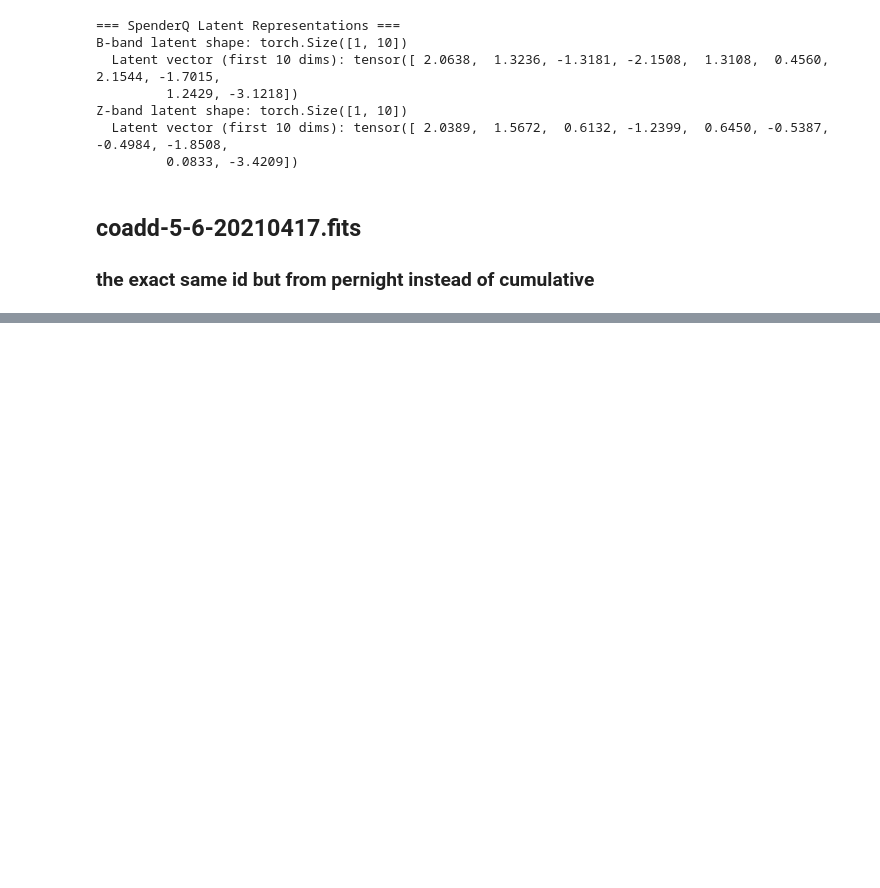
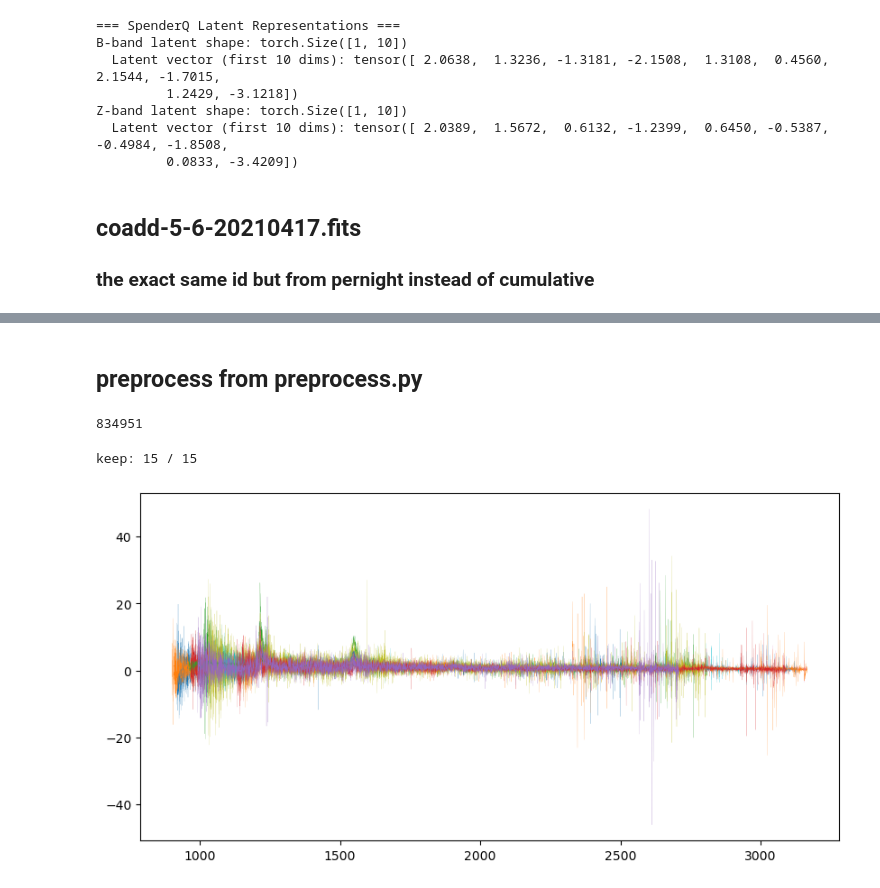
Before and after one commit to galactic-ai/quassiQ, a Jupyter notebook: src/testrun/run_spenderq.ipynb, the cells around one changed output, grey strips where cells are left out. Saved outputs shown, nothing was run; the diff lists cells and outputs as text; code cells hidden in the pictures; blank space fills up the shorter version.

```diff
--- a/src/testrun/run_spenderq.ipynb
+++ b/src/testrun/run_spenderq.ipynb
@@ -28,6 +34,8 @@ with fits.open(filepath) as hdul:
 df = pd.DataFrame(data)
 
 df
+
+qsos = Table.read(filepath)
 # %% [output]
 --- Header for HDU 0 ---
 SIMPLE  =                    T / conforms to FITS standard                      BITPIX  =                    8 / array data type                                NAXIS   =                    0 / number  ...
@@ -790,0 +765,2 @@ Found TARGETID 39627859723032583 in pernight file at fiber index 143
+# %% [markdown]
+## preprocess from preprocess.py
@@ -790,0 +927,19 @@ Found TARGETID 39627859723032583 in pernight file at fiber index 143
+# %%
+qso_highz = qsos[(qsos['Z'] > 2.1) & (qsos['Z'] < 3.5)]
+# %%
+len(qso_highz)
+# %% [output]
+834951
+# %%
+spec, w, z, target_id, norm, zerr = prepare_spectra(80615, 0, qso_highz)
+# %% [output]
+keep: 15 / 15
+# %%
+fig = plt.figure(figsize=(10,5))
+sub = fig.add_subplot(111)
+for _spec, _z in zip(spec, z):
+    sub.plot(desiQSO._wave_obs / (1 + _z), _spec, lw=0.1)
+
+#sub.set_ylim(-10, 10)
+# %% [output]
+[figure, added]
```
Also changed, not shown: parts of 24 cells of this notebook.
